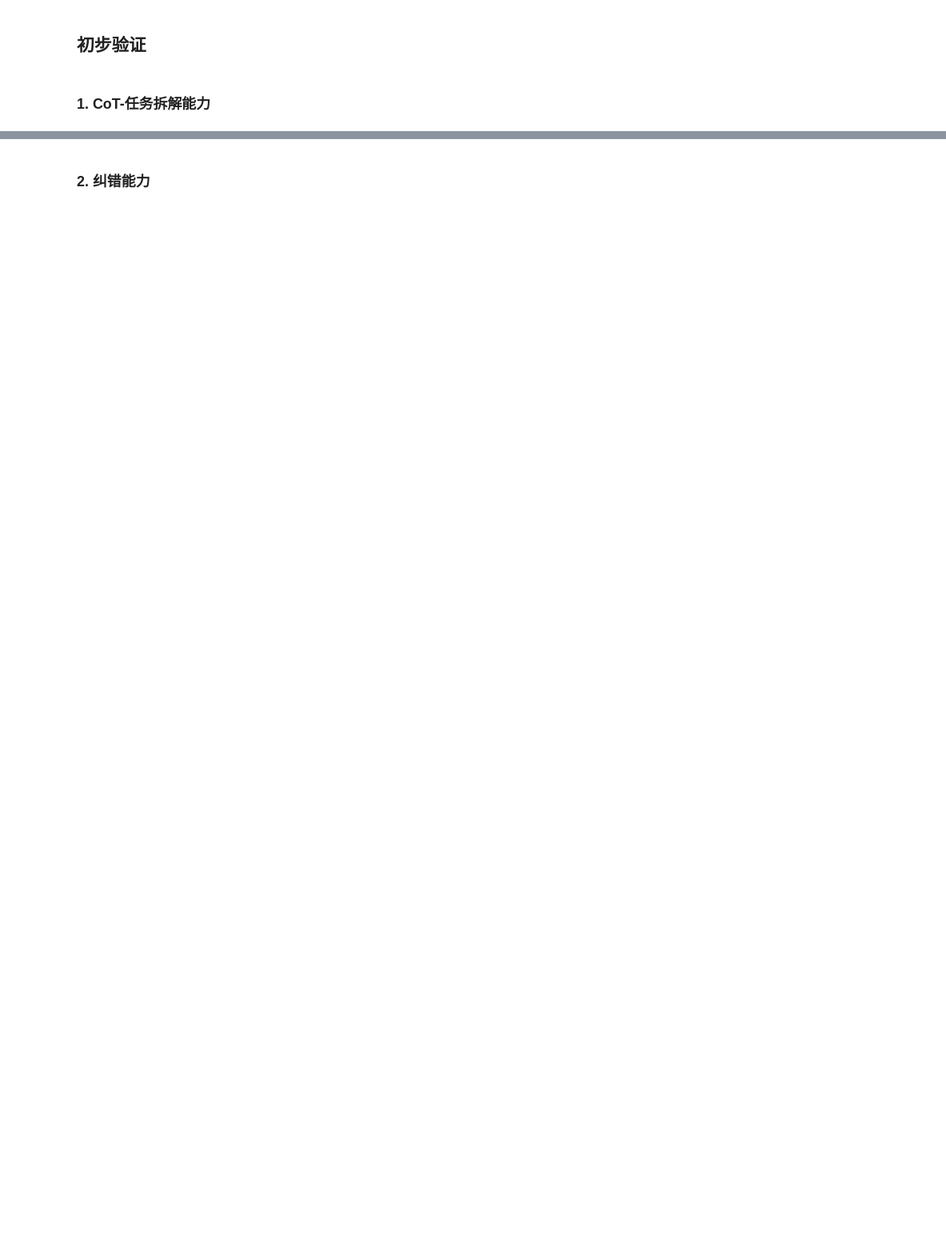
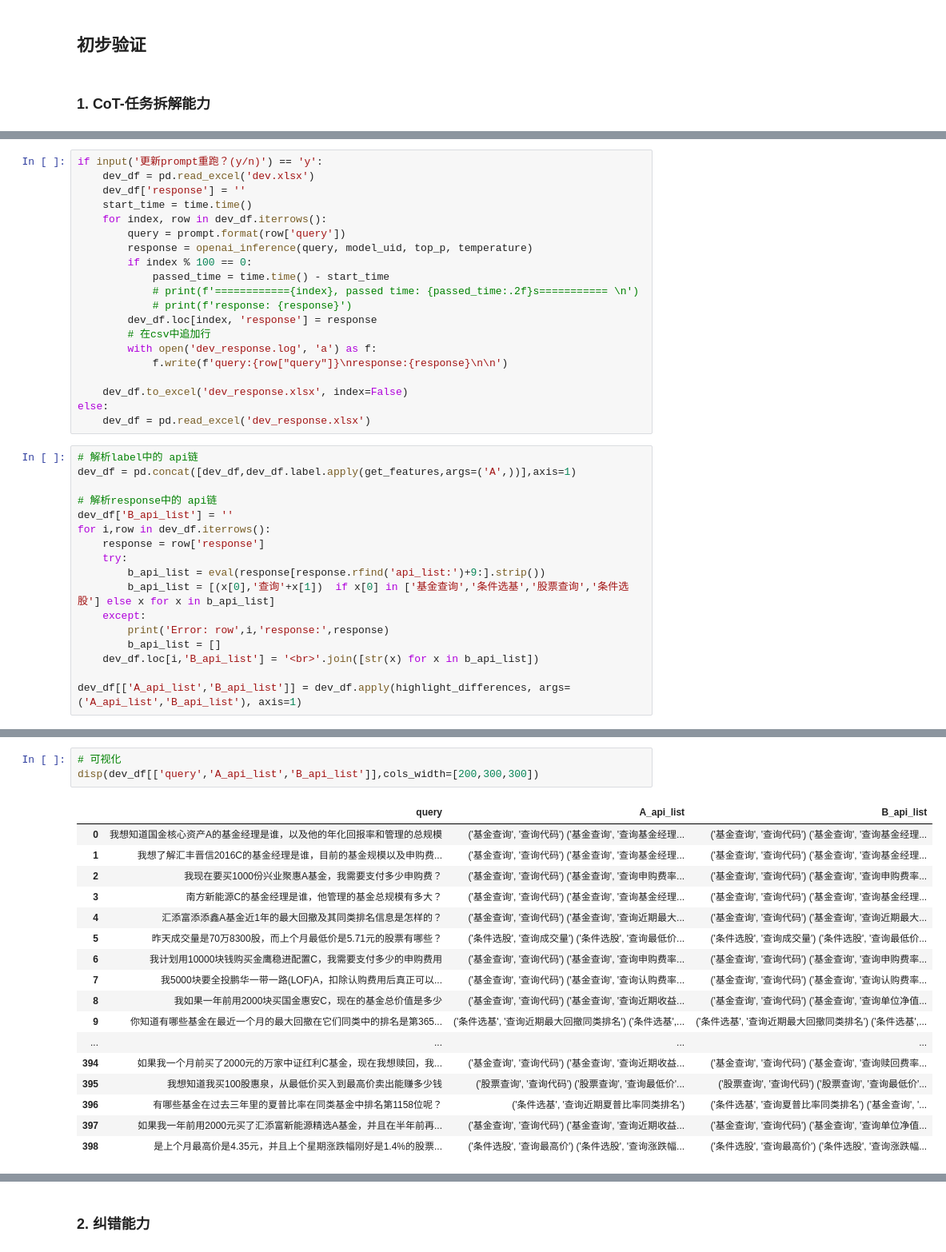
Before and after one commit to ReymondWang/afac2024, a Jupyter notebook: ChatGLM4-9B/初步验证.ipynb, the cells around one changed output, grey strips where cells are left out. Shown: that part at 80% size. Cells and saved outputs as stored; diff of their text form; blank space fills up the shorter version.

```diff
--- a/ChatGLM4-9B/初步验证.ipynb
+++ b/ChatGLM4-9B/初步验证.ipynb
@@ -61,0 +20,37 @@ query中提到的产品标准名可能是：三羊马
+# %%
+if input('更新prompt重跑？(y/n)') == 'y':
+    dev_df = pd.read_excel('dev.xlsx')
+    dev_df['response'] = ''
+    start_time = time.time()
+    for index, row in dev_df.iterrows():
+        query = prompt.format(row['query'])
+        response = openai_inference(query, model_uid, top_p, temperature)
+        if index % 100 == 0:
+            passed_time = time.time() - start_time
+            # print(f'============{index}, passed time: {passed_time:.2f}s=========== \n')
+            # print(f'response: {response}')
+        dev_df.loc[index, 'response'] = response
+        # 在csv中追加行
+        with open('dev_response.log', 'a') as f:
+            f.write(f'query:{row["query"]}\nresponse:{response}\n\n')
+
+    dev_df.to_excel('dev_response.xlsx', index=False)
+else:
+    dev_df = pd.read_excel('dev_response.xlsx')
+# %%
+# 解析label中的 api链
+dev_df = pd.concat([dev_df,dev_df.label.apply(get_features,args=('A',))],axis=1)
+
+# 解析response中的 api链
+dev_df['B_api_list'] = ''
+for i,row in dev_df.iterrows():
+    response = row['response']
+    try:
+        b_api_list = eval(response[response.rfind('api_list:')+9:].strip())
+        b_api_list = [(x[0],'查询'+x[1])  if x[0] in ['基金查询','条件选基','股票查询','条件选股'] else x for x in b_api_list]
+    except:
+        print('Error: row',i,'response:',response)
+        b_api_list = []
+    dev_df.loc[i,'B_api_list'] = '<br>'.join([str(x) for x in b_api_list])
+
+dev_df[['A_api_list','B_api_list']] = dev_df.apply(highlight_differences, args=('A_api_list','B_api_list'), axis=1)
@@ -61,0 +77,21 @@ query中提到的产品标准名可能是：三羊马
+# %%
+# 可视化
+disp(dev_df[['query','A_api_list','B_api_list']],cols_width=[200,300,300])
+# %% [output]
+|  | query | A_api_list | B_api_list |
+| 0 | 我想知道国金核心资产A的基金经理是谁，以及他的年化回报率和管理的总规模 | ('基金查询', '查询代码') ('基金查询', '查询基金经理... | ('基金查询', '查询代码') ('基金查询', '查询基金经理... |
+| 1 | 我想了解汇丰晋信2016C的基金经理是谁，目前的基金规模以及申购费... | ('基金查询', '查询代码') ('基金查询', '查询基金经理... | ('基金查询', '查询代码') ('基金查询', '查询基金经理... |
+| 2 | 我现在要买1000份兴业聚惠A基金，我需要支付多少申购费？ | ('基金查询', '查询代码') ('基金查询', '查询申购费率... | ('基金查询', '查询代码') ('基金查询', '查询申购费率... |
+| 3 | 南方新能源C的基金经理是谁，他管理的基金总规模有多大？ | ('基金查询', '查询代码') ('基金查询', '查询基金经理... | ('基金查询', '查询代码') ('基金查询', '查询基金经理... |
+| 4 | 汇添富添添鑫A基金近1年的最大回撤及其同类排名信息是怎样的？ | ('基金查询', '查询代码') ('基金查询', '查询近期最大... | ('基金查询', '查询代码') ('基金查询', '查询近期最大... |
+| 5 | 昨天成交量是70万8300股，而上个月最低价是5.71元的股票有哪些？ | ('条件选股', '查询成交量') ('条件选股', '查询最低价... | ('条件选股', '查询成交量') ('条件选股', '查询最低价... |
+| 6 | 我计划用10000块钱购买金鹰稳进配置C，我需要支付多少的申购费用 | ('基金查询', '查询代码') ('基金查询', '查询申购费率... | ('基金查询', '查询代码') ('基金查询', '查询申购费率... |
+| 7 | 我5000块要全投鹏华一带一路(LOF)A，扣除认购费用后真正可以... | ('基金查询', '查询代码') ('基金查询', '查询认购费率... | ('基金查询', '查询代码') ('基金查询', '查询认购费率... |
+| 8 | 我如果一年前用2000块买国金惠安C，现在的基金总价值是多少 | ('基金查询', '查询代码') ('基金查询', '查询近期收益... | ('基金查询', '查询代码') ('基金查询', '查询单位净值... |
+| 9 | 你知道有哪些基金在最近一个月的最大回撤在它们同类中的排名是第365... | ('条件选基', '查询近期最大回撤同类排名') ('条件选基',... | ('条件选基', '查询近期最大回撤同类排名') ('条件选基',... |
+| ... | ... | ... | ... |
+| 394 | 如果我一个月前买了2000元的万家中证红利C基金，现在我想赎回，我... | ('基金查询', '查询代码') ('基金查询', '查询近期收益... | ('基金查询', '查询代码') ('基金查询', '查询赎回费率... |
+| 395 | 我想知道我买100股惠泉，从最低价买入到最高价卖出能赚多少钱 | ('股票查询', '查询代码') ('股票查询', '查询最低价'... | ('股票查询', '查询代码') ('股票查询', '查询最低价'... |
+| 396 | 有哪些基金在过去三年里的夏普比率在同类基金中排名第1158位呢？ | ('条件选基', '查询近期夏普比率同类排名') | ('条件选基', '查询夏普比率同类排名') ('基金查询', '... |
+| 397 | 如果我一年前用2000元买了汇添富新能源精选A基金，并且在半年前再... | ('基金查询', '查询代码') ('基金查询', '查询近期收益... | ('基金查询', '查询代码') ('基金查询', '查询单位净值... |
+| 398 | 是上个月最高价是4.35元，并且上个星期涨跌幅刚好是1.4%的股票... | ('条件选股', '查询最高价') ('条件选股', '查询涨跌幅... | ('条件选股', '查询最高价') ('条件选股', '查询涨跌幅... |
```
Also changed, not shown: parts of 9 cells of this notebook, 5 other files.
